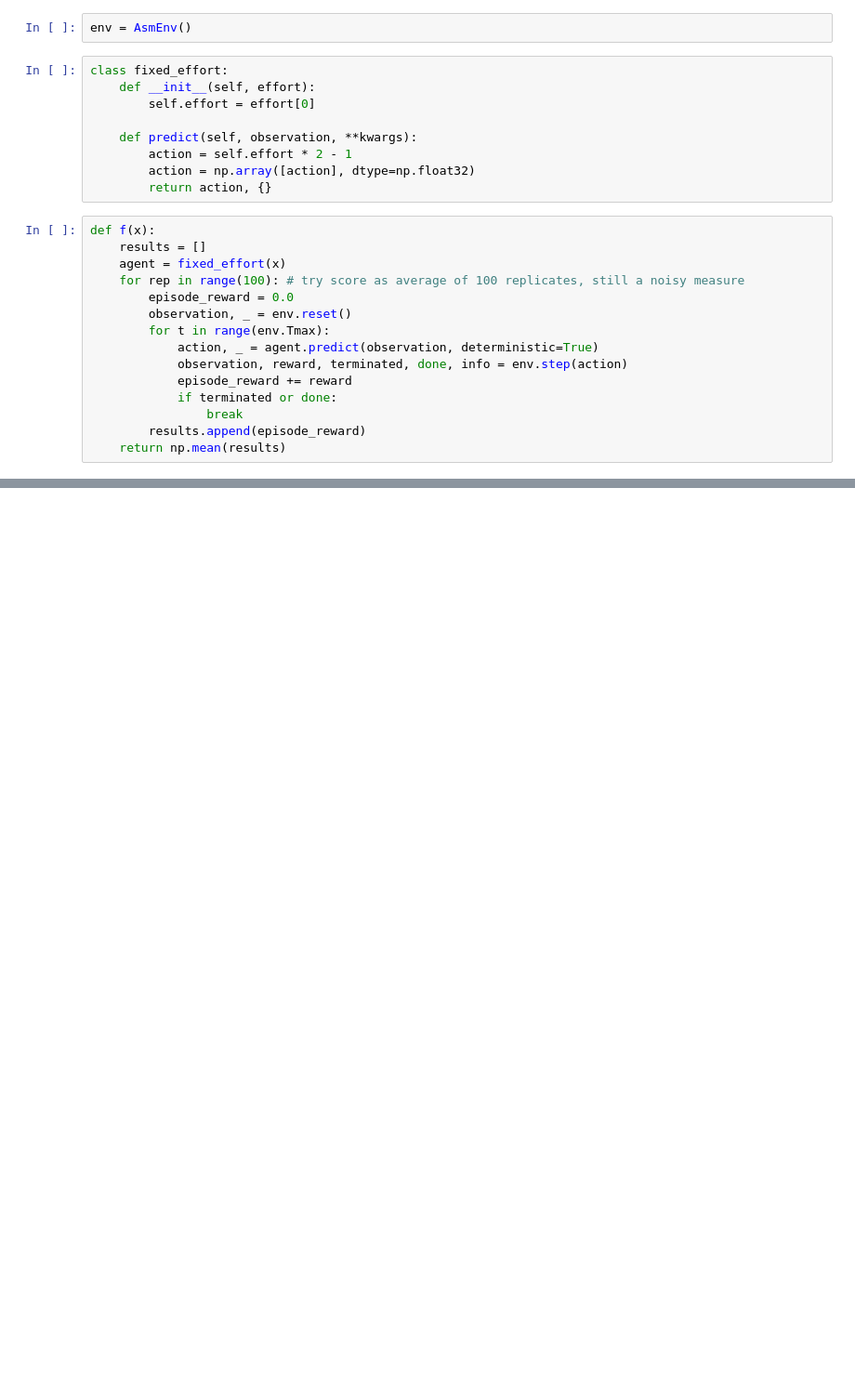
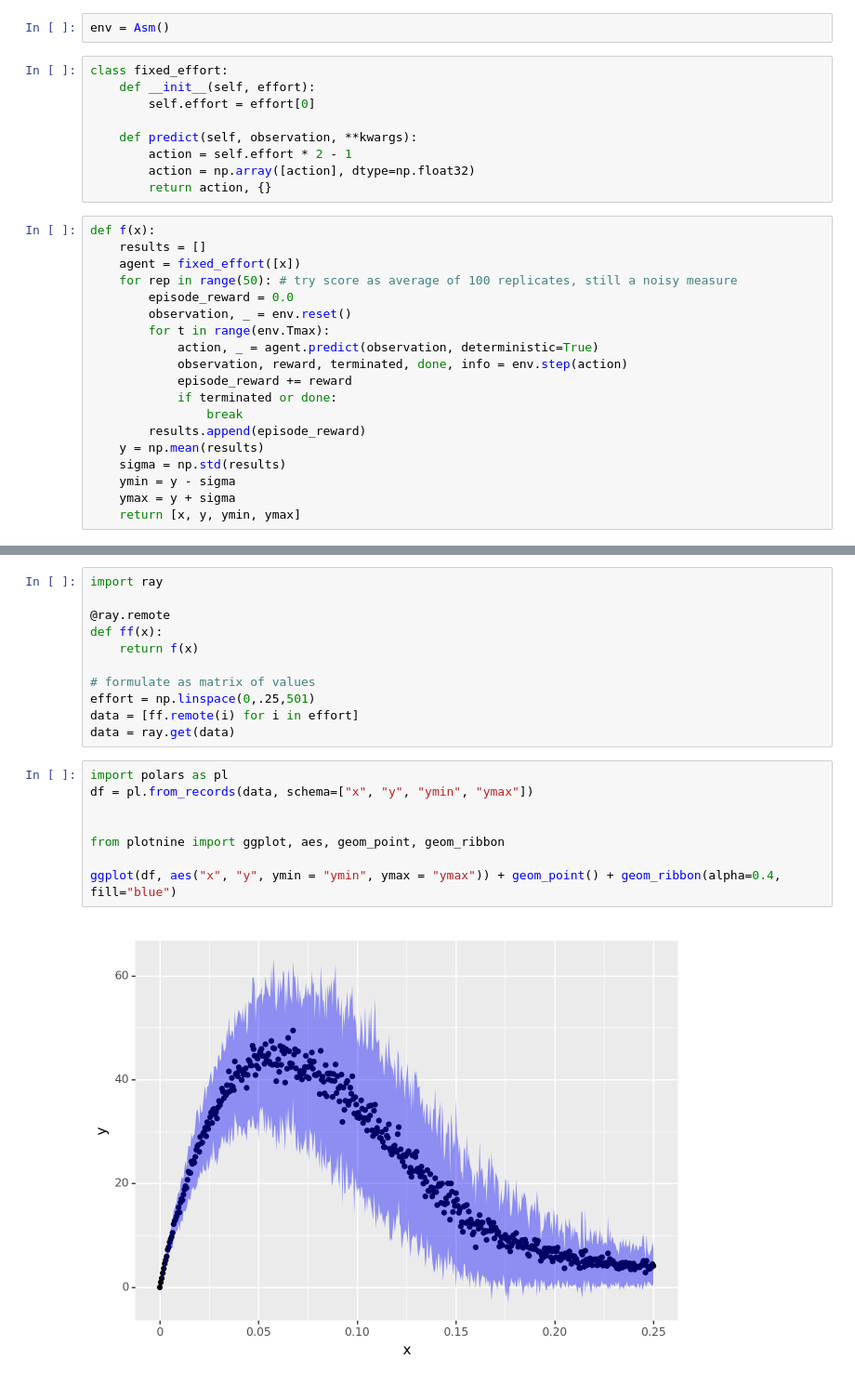
Before and after one commit to petebachant/rl4fisheries, a Jupyter notebook: notebooks/optimal-fixed-policy.ipynb, the cells around one changed output, grey strips where cells are left out. Shown at 93% size. Cells and saved outputs as stored; diff of their text form; blank space fills up the shorter version.

```diff
--- a/notebooks/optimal-fixed-policy.ipynb
+++ b/notebooks/optimal-fixed-policy.ipynb
@@ -25,6 +25,6 @@ from rl4fisheries.asm import AsmEnv
 import numpy as np
 # %%
-env = AsmEnv()
+env = Asm()
 # %%
 class fixed_effort:
     def __init__(self, effort):
@@ -37,8 +37,8 @@ class fixed_effort:
 # %%
 def f(x):
     results = []
-    agent = fixed_effort(x)
-    for rep in range(100): # try score as average of 100 replicates, still a noisy measure
+    agent = fixed_effort([x])
+    for rep in range(50): # try score as average of 100 replicates, still a noisy measure
         episode_reward = 0.0
         observation, _ = env.reset()
         for t in range(env.Tmax):
@@ -48,4 +48,8 @@ def f(x):
             if terminated or done:
                 break
         results.append(episode_reward)
-    return np.mean(results)
+    y = np.mean(results)
+    sigma = np.std(results)
+    ymin = y - sigma
+    ymax = y + sigma
+    return [x, y, ymin, ymax]
@@ -53,0 +61,21 @@ f([0.1])
+# %%
+import ray
+
+@ray.remote
+def ff(x):
+    return f(x)
+
+# formulate as matrix of values
+effort = np.linspace(0,.25,501)
+data = [ff.remote(i) for i in effort]
+data = ray.get(data)
+# %%
+import polars as pl
+df = pl.from_records(data, schema=["x", "y", "ymin", "ymax"])
+
+
+from plotnine import ggplot, aes, geom_point, geom_ribbon
+
+ggplot(df, aes("x", "y", ymin = "ymin", ymax = "ymax")) + geom_point() + geom_ribbon(alpha=0.4, fill="blue")
+# %% [output]
+[figure, added]
```
Also changed, not shown: parts of 10 cells of this notebook, 3 other files.
